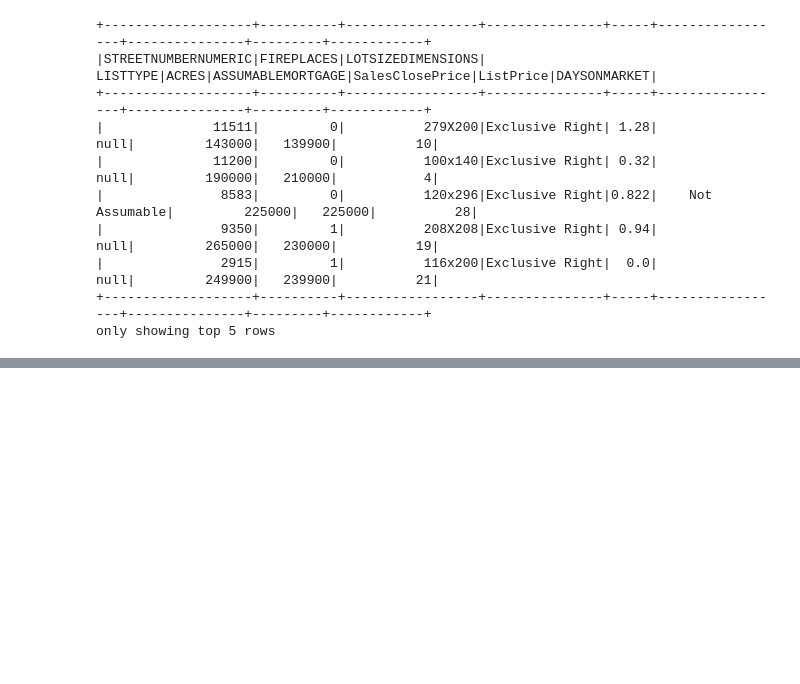
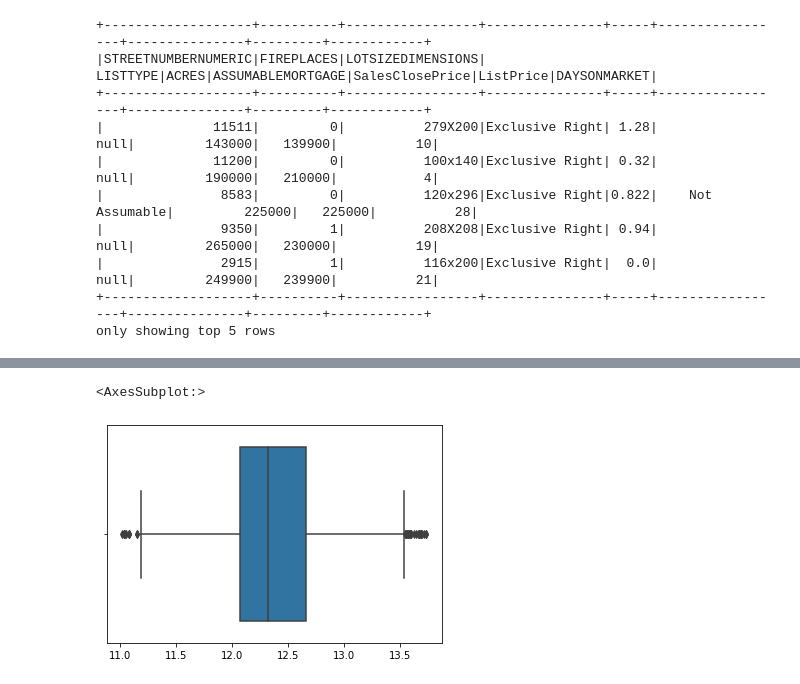
Before and after one commit to cuongpiger/CSC_Big_Data_in_Machine_Learning, a Jupyter notebook: Chapter 05. Data Pre-processing/demo.ipynb, the cells around one changed output, grey strips where cells are left out. Drawn from its saved outputs; the diff is of its cells as text; code cells hidden in the pictures; blank space fills up the shorter version.

```diff
--- a/Chapter 05. Data Pre-processing/demo.ipynb
+++ b/Chapter 05. Data Pre-processing/demo.ipynb
@@ -49,0 +126,9 @@ only showing top 5 rows
+# %%
+mean_val = df_sub.agg({'log_ScalesClosePrice': 'mean'}).collect()[0][0]
+# %%
+stddev_val = df_sub.agg({'log_ScalesClosePrice': 'stddev'}).collect()[0][0]
+# %%
+low_bound = mean_val - (3 * stddev_val)
+upper_bound = mean_val + (3 * stddev_val)
+# %%
+df_sub = df_sub.where((df_sub['log_ScalesClosePrice'] < upper_bound) & (df_sub['log_ScalesClosePrice'] > low_bound))
@@ -49,0 +155,5 @@ only showing top 5 rows
+# %%
+sns.boxplot(df_sub.select('log_ScalesClosePrice').toPandas().values)
+# %% [output]
+<AxesSubplot:>
+[figure, added]
```
Also changed, not shown: parts of 15 cells of this notebook, 1 other file.
